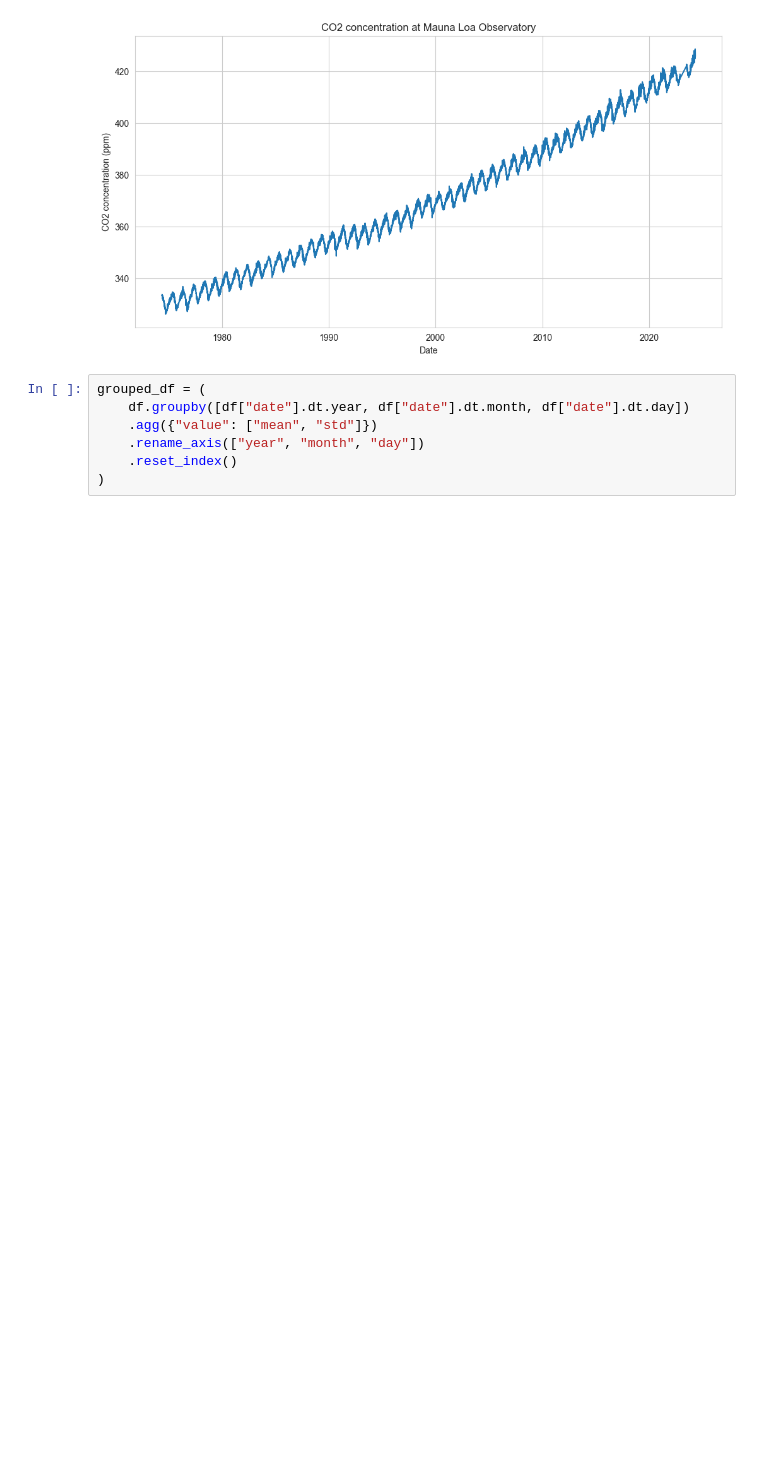
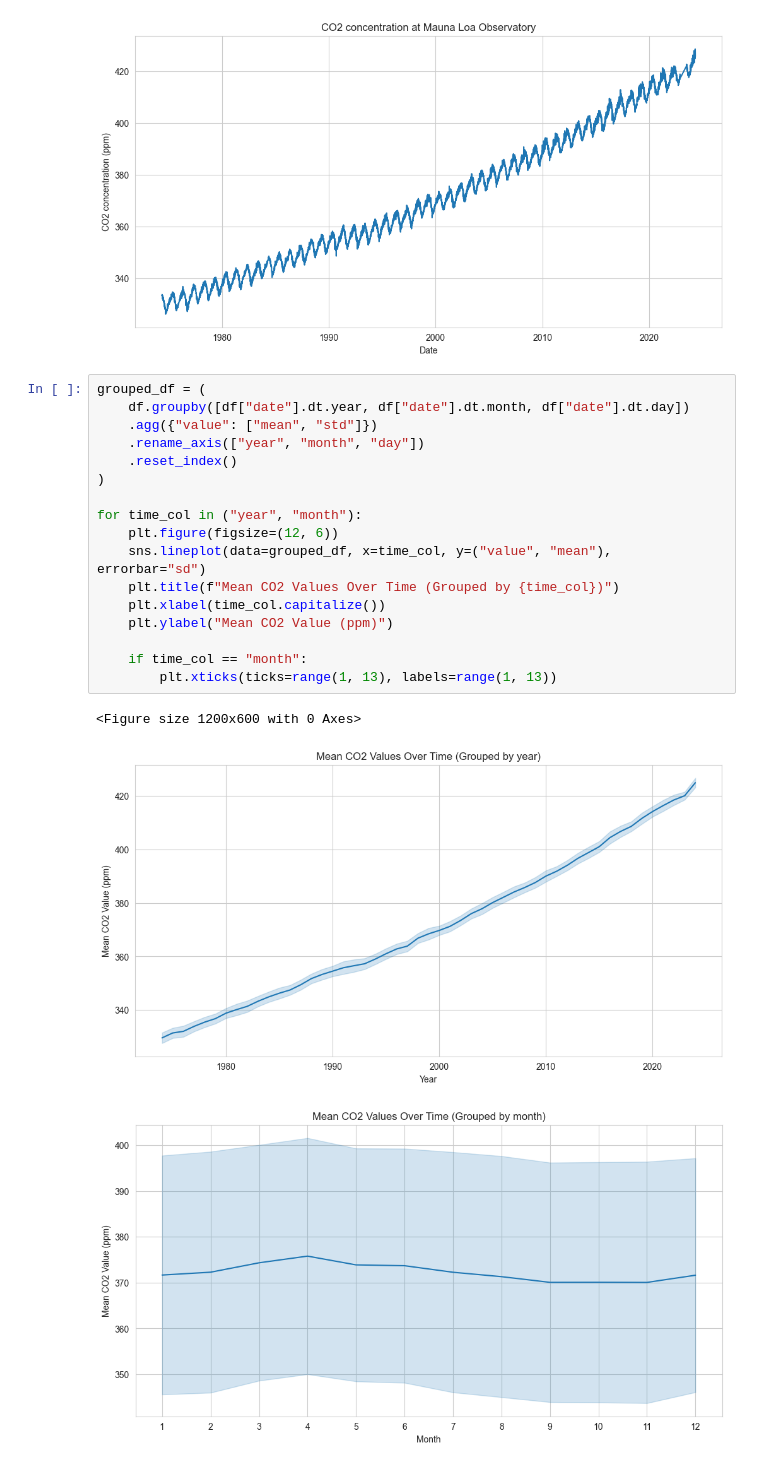
Before and after one commit to JanDuchscherer104/time-series-analysis, a Jupyter notebook: notebooks/lecture_01.ipynb, the cells around one changed output. Cells and saved outputs as stored; diff of their text form; blank space fills up the shorter version.

Commit message:
feat: improve lineplots, add headmap (year / month)

```diff
--- a/notebooks/lecture_01.ipynb
+++ b/notebooks/lecture_01.ipynb
@@ -60,7 +60,21 @@ Text(0.5, 0, 'Date')
 # %%
 grouped_df = (
     df.groupby([df["date"].dt.year, df["date"].dt.month, df["date"].dt.day])
     .agg({"value": ["mean", "std"]})
     .rename_axis(["year", "month", "day"])
     .reset_index()
 )
+
+for time_col in ("year", "month"):
+    plt.figure(figsize=(12, 6))
+    sns.lineplot(data=grouped_df, x=time_col, y=("value", "mean"), errorbar="sd")
+    plt.title(f"Mean CO2 Values Over Time (Grouped by {time_col})")
+    plt.xlabel(time_col.capitalize())
+    plt.ylabel("Mean CO2 Value (ppm)")
+
+    if time_col == "month":
+        plt.xticks(ticks=range(1, 13), labels=range(1, 13))
+# %% [output]
+<Figure size 1200x600 with 0 Axes>
+[figure, added]
+[figure, added]
```
Also changed, not shown: parts of 2 cells of this notebook.
